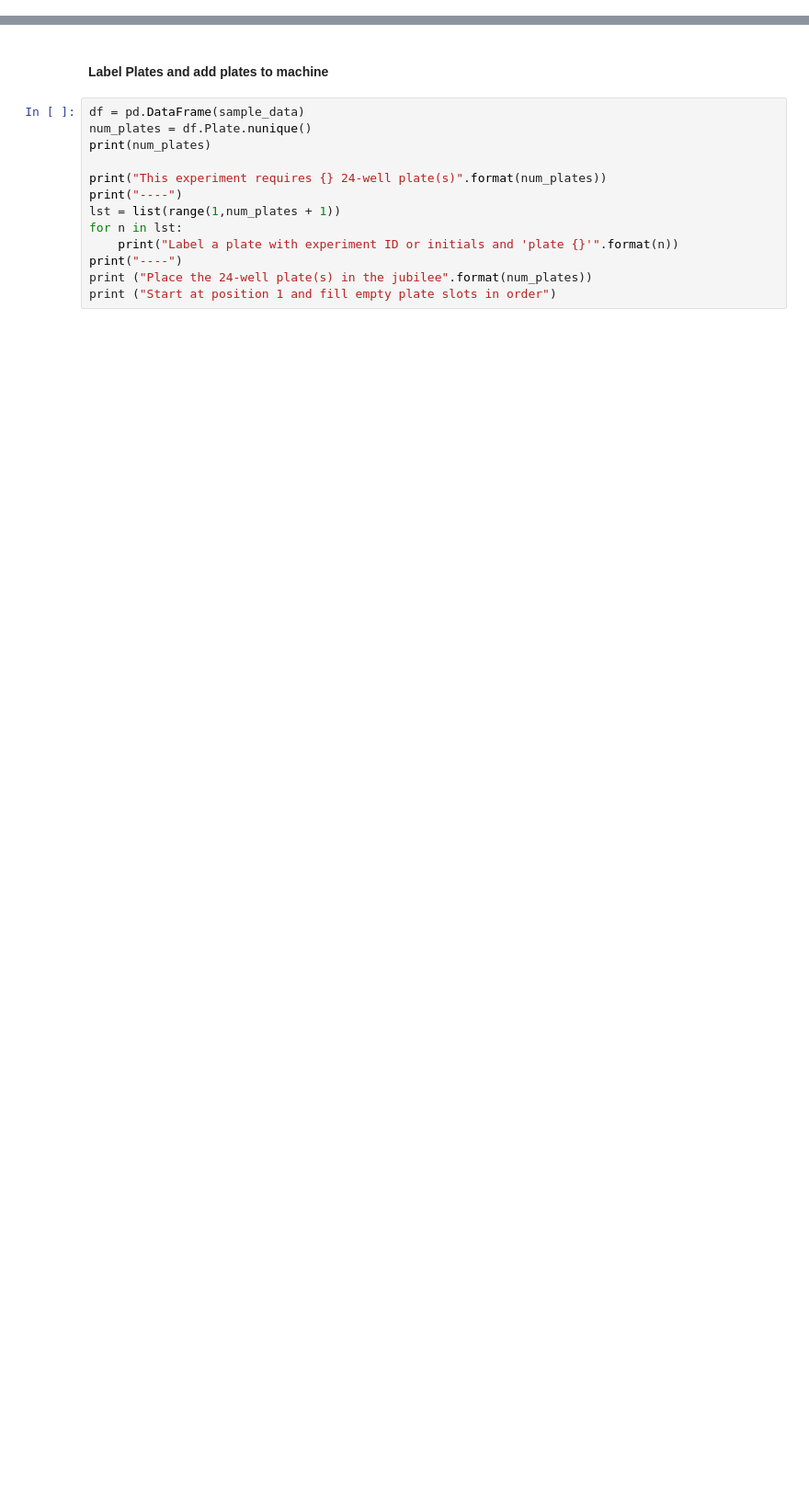
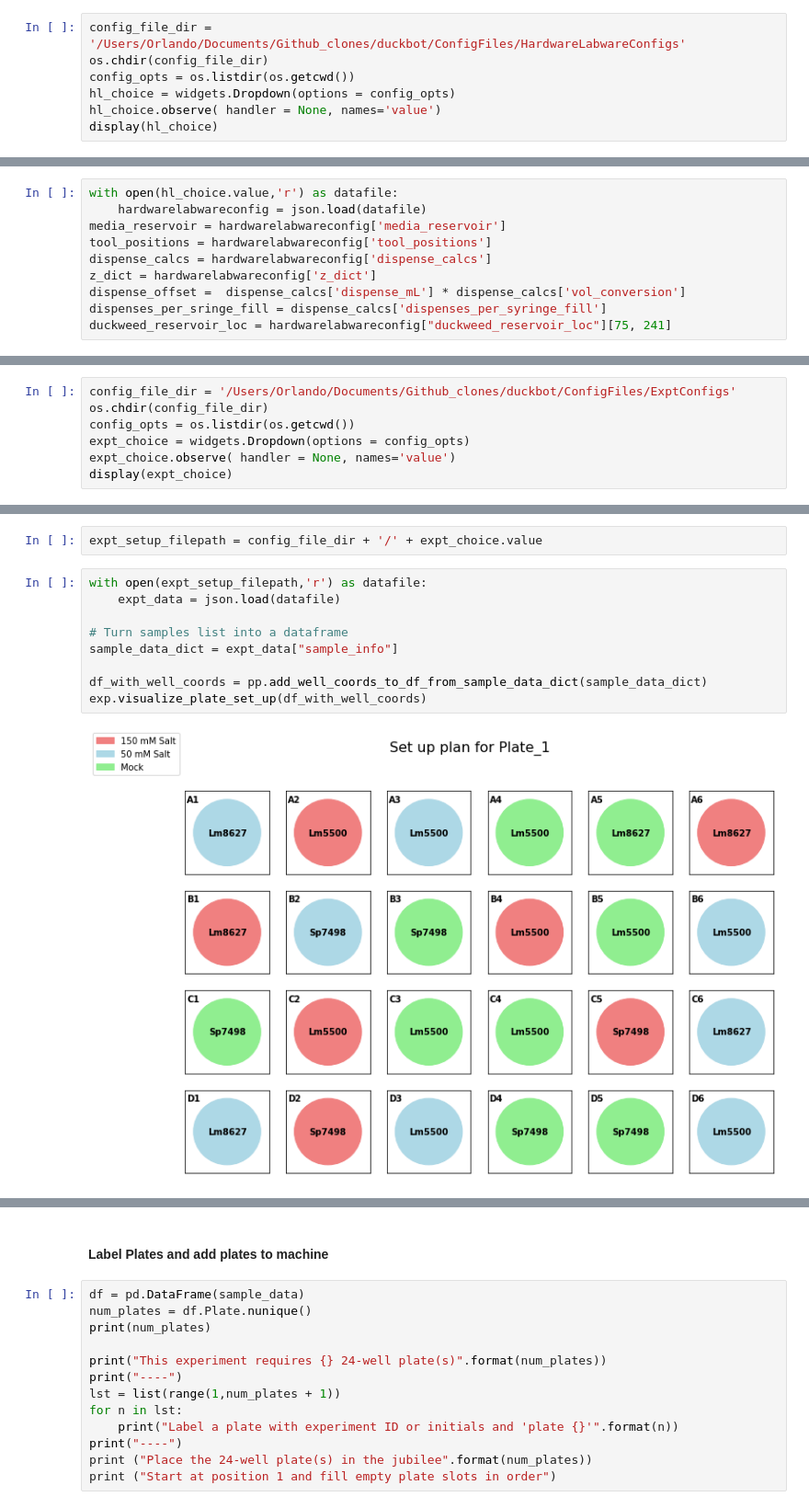
Before and after one commit to machineagency/duckbot, a Jupyter notebook: notebooks/DRAFT_Step_1_Plate_set_up.ipynb, the cells around one changed output, grey strips where cells are left out. Shown at 92% size. Drawn from its saved outputs; the diff is of its cells as text; blank space fills up the shorter version.

Commit message:
Migrate to seperate config file setup

```diff
--- a/notebooks/DRAFT_Step_1_Plate_set_up.ipynb
+++ b/notebooks/DRAFT_Step_1_Plate_set_up.ipynb
@@ -110,0 +25,7 @@ exp.visualize_plate_set_up(df_with_well_coords)
+# %%
+config_file_dir = '/Users/Orlando/Documents/Github_clones/duckbot/ConfigFiles/HardwareLabwareConfigs'
+os.chdir(config_file_dir)
+config_opts = os.listdir(os.getcwd())
+hl_choice = widgets.Dropdown(options = config_opts)
+hl_choice.observe( handler = None, names='value')
+display(hl_choice)
@@ -110,0 +34,10 @@ exp.visualize_plate_set_up(df_with_well_coords)
+# %%
+with open(hl_choice.value,'r') as datafile:
+    hardwarelabwareconfig = json.load(datafile)
+media_reservoir = hardwarelabwareconfig['media_reservoir']
+tool_positions = hardwarelabwareconfig['tool_positions']
+dispense_calcs = hardwarelabwareconfig['dispense_calcs']
+z_dict = hardwarelabwareconfig['z_dict']
+dispense_offset =  dispense_calcs['dispense_mL'] * dispense_calcs['vol_conversion']
+dispenses_per_sringe_fill = dispense_calcs['dispenses_per_syringe_fill']
+duckweed_reservoir_loc = hardwarelabwareconfig["duckweed_reservoir_loc"][75, 241]
@@ -110,0 +48,7 @@ exp.visualize_plate_set_up(df_with_well_coords)
+# %%
+config_file_dir = '/Users/Orlando/Documents/Github_clones/duckbot/ConfigFiles/ExptConfigs'
+os.chdir(config_file_dir)
+config_opts = os.listdir(os.getcwd())
+expt_choice = widgets.Dropdown(options = config_opts)
+expt_choice.observe( handler = None, names='value')
+display(expt_choice)
@@ -110,0 +59,13 @@ exp.visualize_plate_set_up(df_with_well_coords)
+# %%
+expt_setup_filepath = config_file_dir + '/' + expt_choice.value
+# %%
+with open(expt_setup_filepath,'r') as datafile:
+    expt_data = json.load(datafile)
+
+# Turn samples list into a dataframe
+sample_data_dict = expt_data["sample_info"]
+
+df_with_well_coords = pp.add_well_coords_to_df_from_sample_data_dict(sample_data_dict)
+exp.visualize_plate_set_up(df_with_well_coords)
+# %% [output]
+[figure, added]
```
Also changed, not shown: parts of 32 cells of this notebook, 7 other files.
